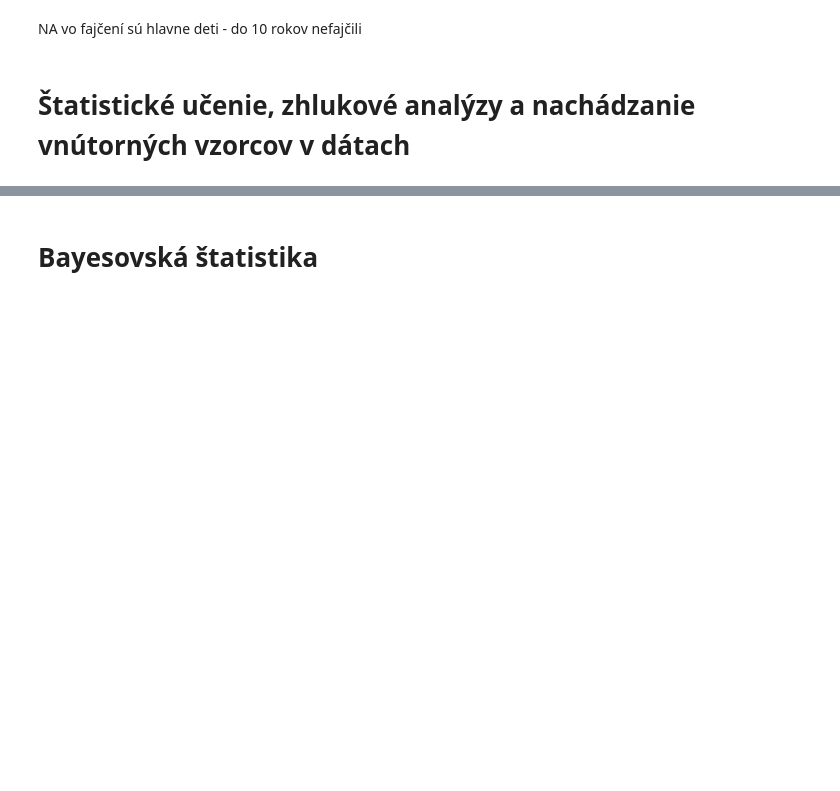
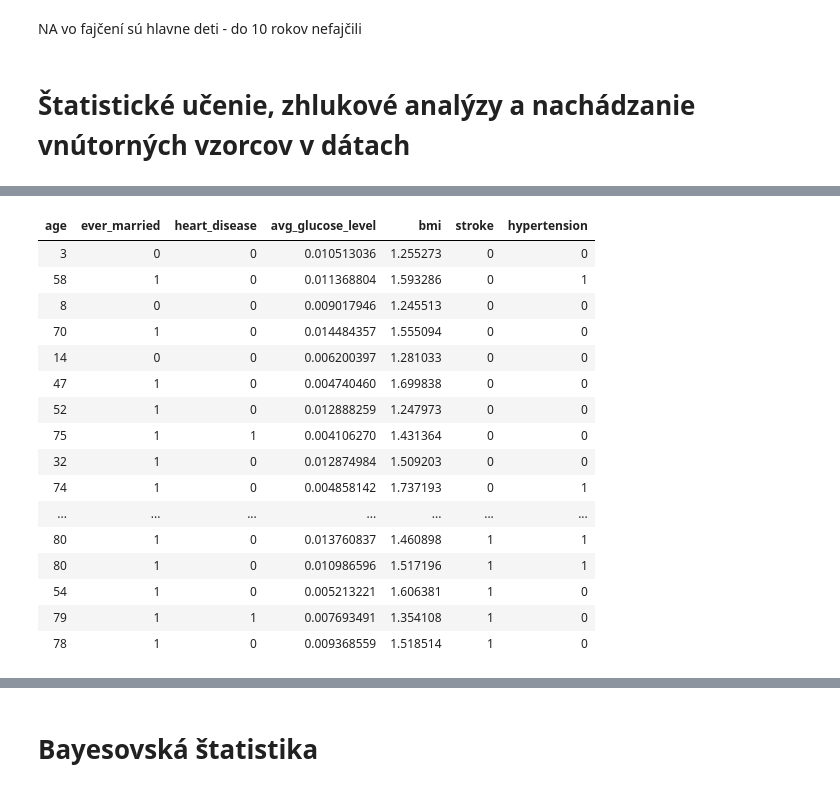
Before and after one commit to xvargan/oznal-projekt, a Jupyter notebook: Dataset2 - prieskumna analyza.ipynb, the cells around one changed output, grey strips where cells are left out. Cells and saved outputs as stored; diff of their text form; code cells hidden in the pictures; blank space fills up the shorter version.

Commit message:
over-under-sampling + naivný bayes + metriky

```diff
--- a/Dataset2 - prieskumna analyza.ipynb
+++ b/Dataset2 - prieskumna analyza.ipynb
@@ -1244,0 +1292,7 @@ table(test$stroke, predictTest >= 0.4)
+# %%
+stroke <- df_man[which(df_man$stroke==1), ]
+not_stroke <- df_man[which(df_man$stroke==0), ]
+
+nrow(stroke)
+
+nrow(not_stroke)
@@ -1244,0 +1369,3 @@ table(test$stroke, predictTest >= 0.4)
+# %%
+dataCorr <- df_man[, c("age", "ever_married", "heart_disease", "avg_glucose_level", "bmi", "stroke", "hypertension")]
+#dataCorr <- df_man[, c("stroke", "ever_married")]
@@ -1244,0 +1389,8 @@ table(test$stroke, predictTest >= 0.4)
+# %%
+oversampled <- ovun.sample(stroke ~ ., data = dataCorr, method = "over",N = 9500)$data
+undersampled <- ovun.sample(stroke ~ ., data = dataCorr, method = "under",N = 500)$data
+overundersampled <- ovun.sample(stroke ~ ., data = dataCorr, method = "both",N = 4000)$data
+
+table(oversampled$stroke)
+table(undersampled$stroke)
+table(overundersampled$stroke)
@@ -1244,0 +1404,20 @@ table(test$stroke, predictTest >= 0.4)
+# %%
+oversampled
+# %% [output]
+| age | ever_married | heart_disease | avg_glucose_level | bmi | stroke | hypertension |
+| 3 | 0 | 0 | 0.010513036 | 1.255273 | 0 | 0 |
+| 58 | 1 | 0 | 0.011368804 | 1.593286 | 0 | 1 |
+| 8 | 0 | 0 | 0.009017946 | 1.245513 | 0 | 0 |
+| 70 | 1 | 0 | 0.014484357 | 1.555094 | 0 | 0 |
+| 14 | 0 | 0 | 0.006200397 | 1.281033 | 0 | 0 |
+| 47 | 1 | 0 | 0.004740460 | 1.699838 | 0 | 0 |
+| 52 | 1 | 0 | 0.012888259 | 1.247973 | 0 | 0 |
+| 75 | 1 | 1 | 0.004106270 | 1.431364 | 0 | 0 |
+| 32 | 1 | 0 | 0.012874984 | 1.509203 | 0 | 0 |
+| 74 | 1 | 0 | 0.004858142 | 1.737193 | 0 | 1 |
+| ... | ... | ... | ... | ... | ... | ... |
+| 80 | 1 | 0 | 0.013760837 | 1.460898 | 1 | 1 |
+| 80 | 1 | 0 | 0.010986596 | 1.517196 | 1 | 1 |
+| 54 | 1 | 0 | 0.005213221 | 1.606381 | 1 | 0 |
+| 79 | 1 | 1 | 0.007693491 | 1.354108 | 1 | 0 |
+| 78 | 1 | 0 | 0.009368559 | 1.518514 | 1 | 0 |
```
Also changed, not shown: parts of 32 cells of this notebook.
